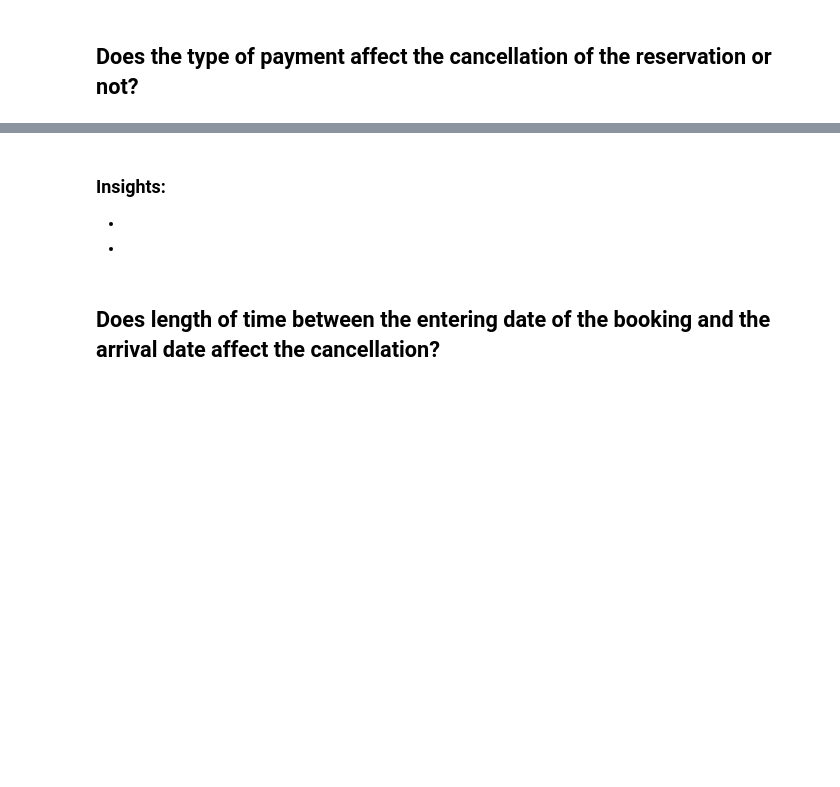
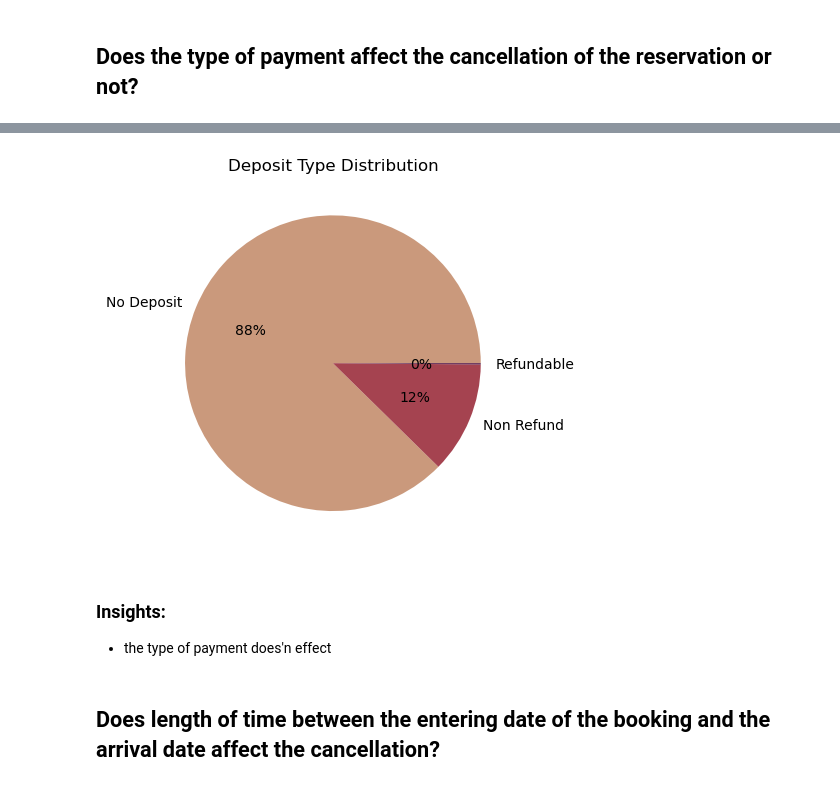
Before and after one commit to Tuwaiq-Data-Science-Bootcamp-V4/PCA-Lab, a Jupyter notebook: CV_Assignment.ipynb, the cells around one changed output, grey strips where cells are left out. Drawn from its saved outputs; the diff is of its cells as text; code cells hidden in the pictures; blank space fills up the shorter version.

```diff
--- a/CV_Assignment.ipynb
+++ b/CV_Assignment.ipynb
@@ -110,6 +113,16 @@ df.describe(include='object')
-# %% [markdown]
-### Insights:
--
--
+# %%
+colors=sns.color_palette("twilight_r")
+# %%
+dcount = df["deposit_type"].value_counts()
+# %%
+#create pie chart
+plt.pie(dcount.values, labels = dcount.index, colors = colors, autopct='%.0f%%')
+plt.title("Deposit Type Distribution")
+plt.show()
+# %% [output]
+[figure, added]
+# %% [markdown]
+### Insights:
+- the type of payment does'n effect
 # %% [markdown]
 ## Does length of time between the entering date of the booking and the arrival date affect the cancellation?
```
Also changed, not shown: parts of 29 cells of this notebook.
